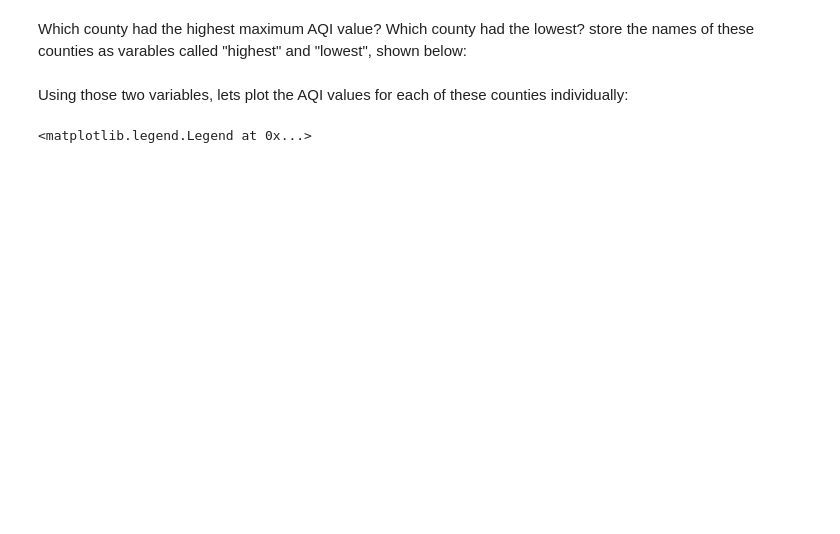
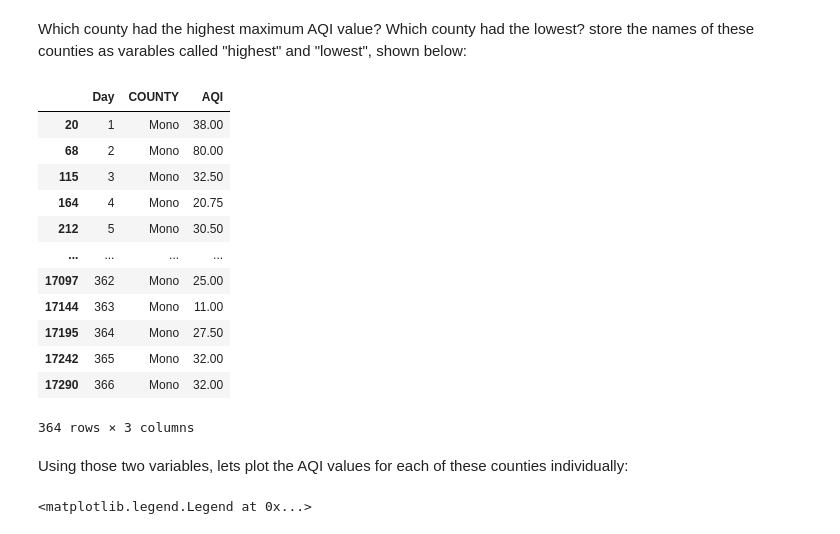
Before and after one commit to yourwilliam/PythonQM, a Jupyter notebook: notebooks/W03. Spatial Data.ipynb, the cells around one changed output. Cells and saved outputs as stored; diff of their text form; code cells hidden in the pictures; blank space fills up the shorter version.

```diff
--- a/notebooks/W03. Spatial Data.ipynb
+++ b/notebooks/W03. Spatial Data.ipynb
@@ -246,14 +268,30 @@ Using the `groupby` function, create a new dataframe called "counties" in which
 # %% [markdown]
 Which county had the highest maximum AQI value? Which county had the lowest? store the names of these counties as varables called "highest" and "lowest", shown below:
 # %%
-highest=''
-lowest=''
+highest=counties.iloc[0]['COUNTY']
+lowest=counties.iloc[-1]['COUNTY']
 
 # Filter the county-level daily AQI readings for the worst-affected county
 worst_county=county_daily[county_daily['COUNTY']==highest]
 
 # Filter the county-level daily AQI readings for the least-affected county
 best_county=county_daily[county_daily['COUNTY']==lowest]
+
+worst_county
+# %% [output]
+|  | Day | COUNTY | AQI |
+| 20 | 1 | Mono | 38.00 |
+| 68 | 2 | Mono | 80.00 |
+| 115 | 3 | Mono | 32.50 |
+| 164 | 4 | Mono | 20.75 |
+| 212 | 5 | Mono | 30.50 |
+| ... | ... | ... | ... |
+| 17097 | 362 | Mono | 25.00 |
+| 17144 | 363 | Mono | 11.00 |
+| 17195 | 364 | Mono | 27.50 |
+| 17242 | 365 | Mono | 32.00 |
+| 17290 | 366 | Mono | 32.00 |
+364 rows × 3 columns
 # %% [markdown]
 Using those two variables, lets plot the AQI values for each of these counties individually:
 # %%
```
Also changed, not shown: parts of 2 cells of this notebook.
